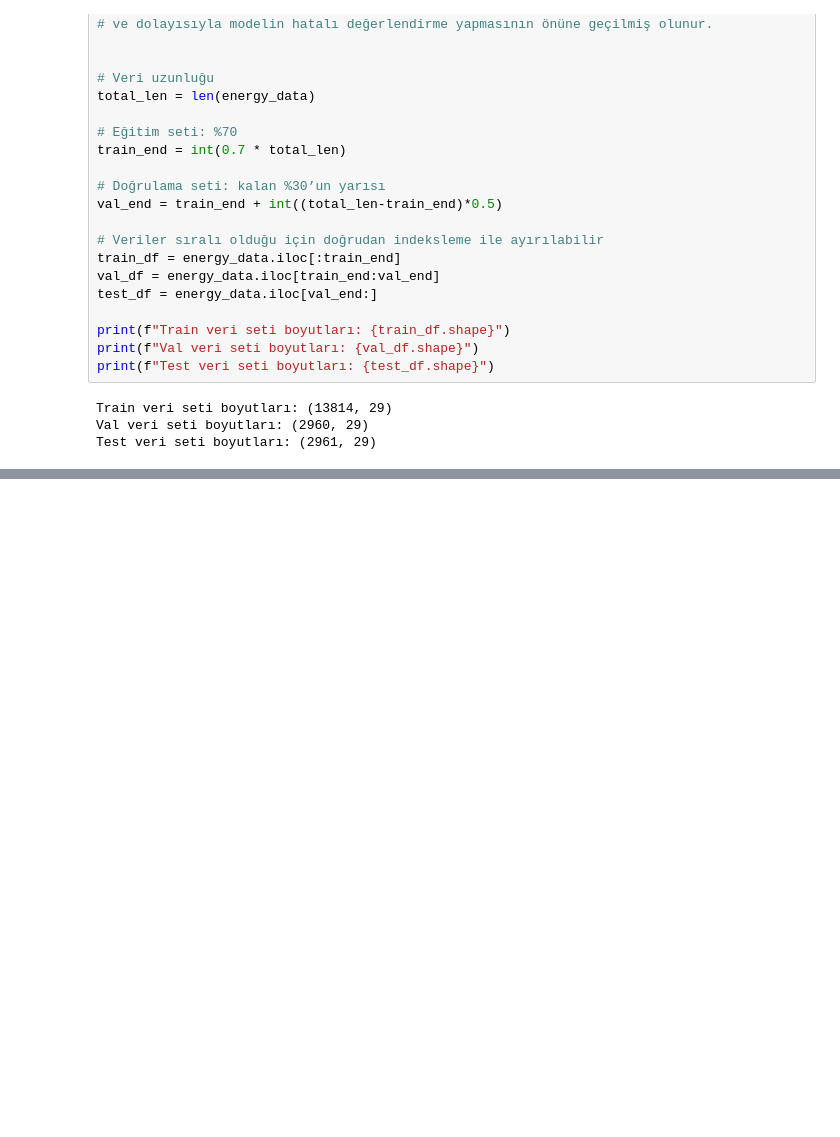
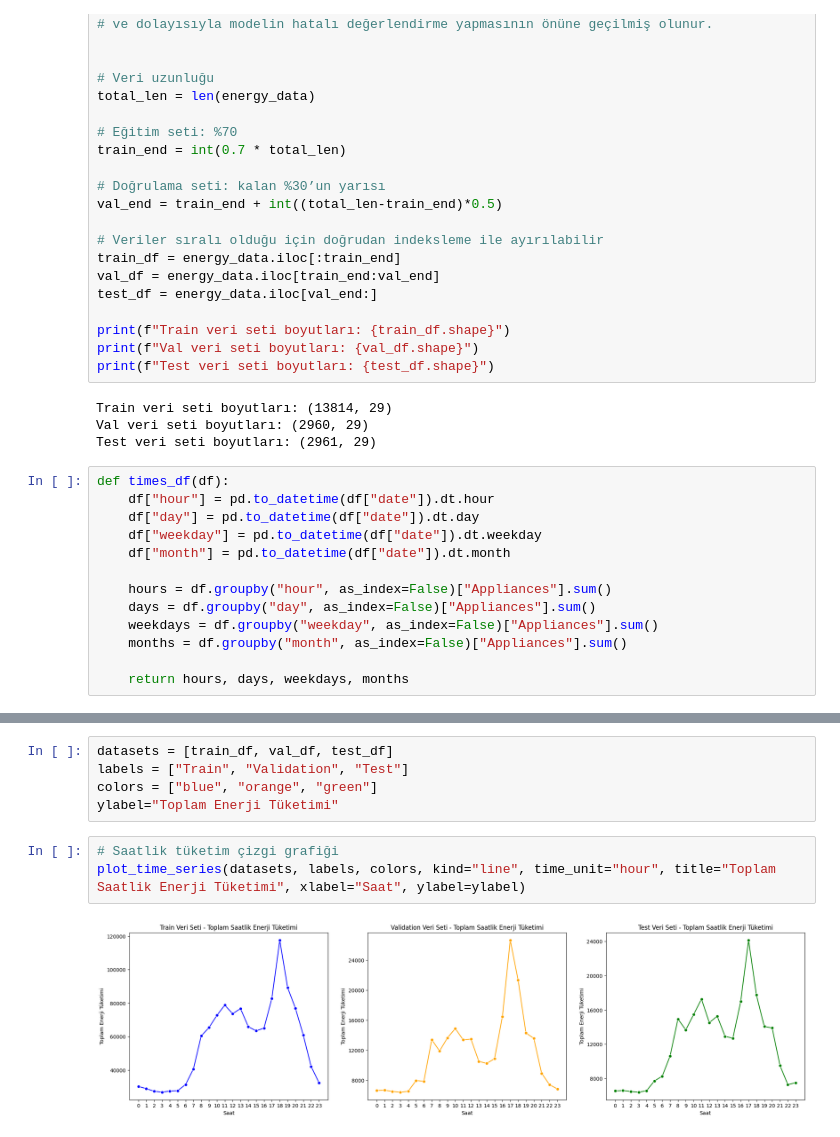
Before and after one commit to sam-git-00/Tubitak-Makine-Ogrenimi-Projesi, a Jupyter notebook: energy_analysis.ipynb, the cells around one changed output, grey strips where cells are left out. Saved outputs shown, nothing was run; the diff lists cells and outputs as text; blank space fills up the shorter version.

```diff
--- a/energy_analysis.ipynb
+++ b/energy_analysis.ipynb
@@ -179,3 +184,16 @@ print(f"Test veri seti boyutları: {test_df.shape}")
 Train veri seti boyutları: (13814, 29)
 Val veri seti boyutları: (2960, 29)
 Test veri seti boyutları: (2961, 29)
+# %%
+def times_df(df):
+    df["hour"] = pd.to_datetime(df["date"]).dt.hour
+    df["day"] = pd.to_datetime(df["date"]).dt.day
+    df["weekday"] = pd.to_datetime(df["date"]).dt.weekday
+    df["month"] = pd.to_datetime(df["date"]).dt.month
+
+    hours = df.groupby("hour", as_index=False)["Appliances"].sum()
+    days = df.groupby("day", as_index=False)["Appliances"].sum()
+    weekdays = df.groupby("weekday", as_index=False)["Appliances"].sum()
+    months = df.groupby("month", as_index=False)["Appliances"].sum()
+
+    return hours, days, weekdays, months
@@ -181,0 +289,10 @@ Test veri seti boyutları: (2961, 29)
+# %%
+datasets = [train_df, val_df, test_df]
+labels = ["Train", "Validation", "Test"]
+colors = ["blue", "orange", "green"]
+ylabel="Toplam Enerji Tüketimi"
+# %%
+# Saatlik tüketim çizgi grafiği
+plot_time_series(datasets, labels, colors, kind="line", time_unit="hour", title="Toplam Saatlik Enerji Tüketimi", xlabel="Saat", ylabel=ylabel)
+# %% [output]
+[figure, added]
```
Also changed, not shown: parts of 11 cells of this notebook.
